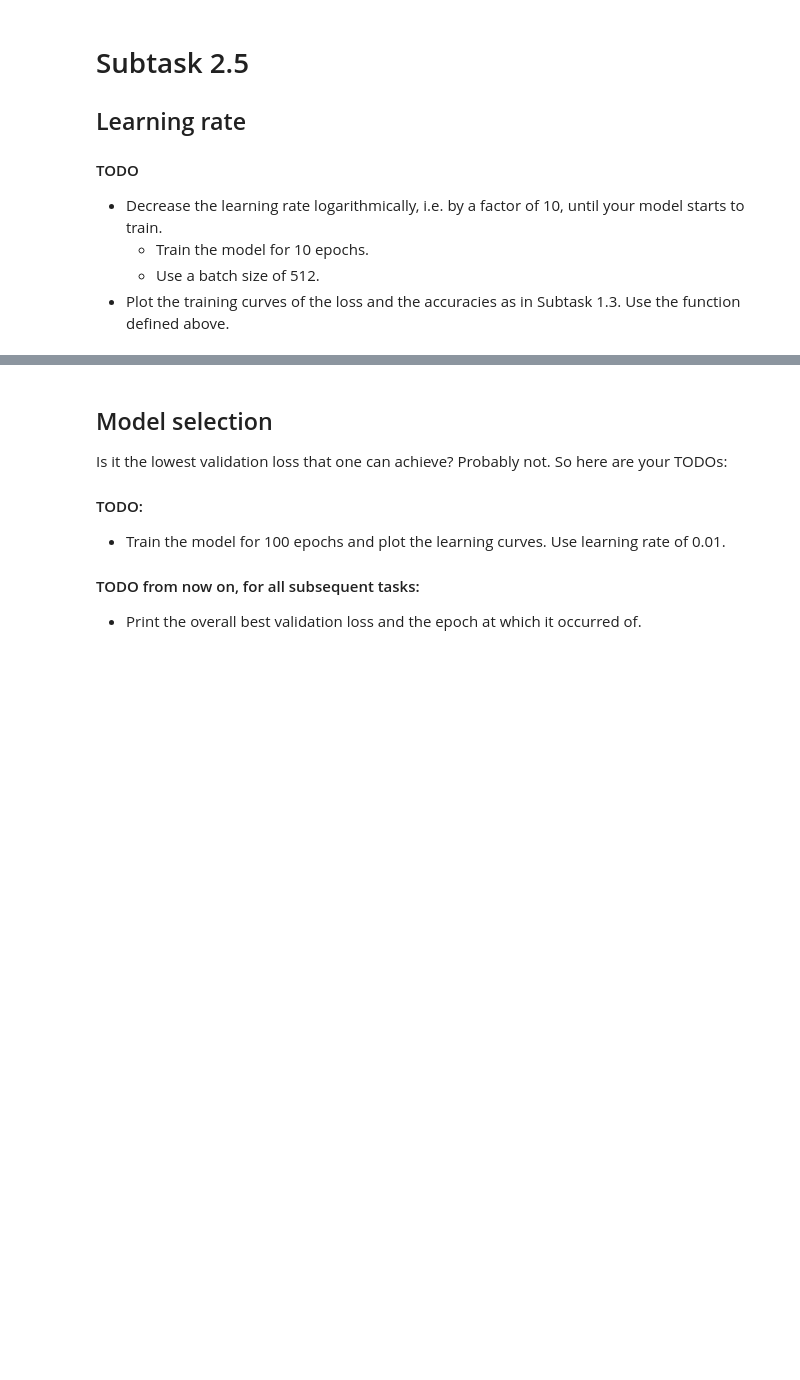
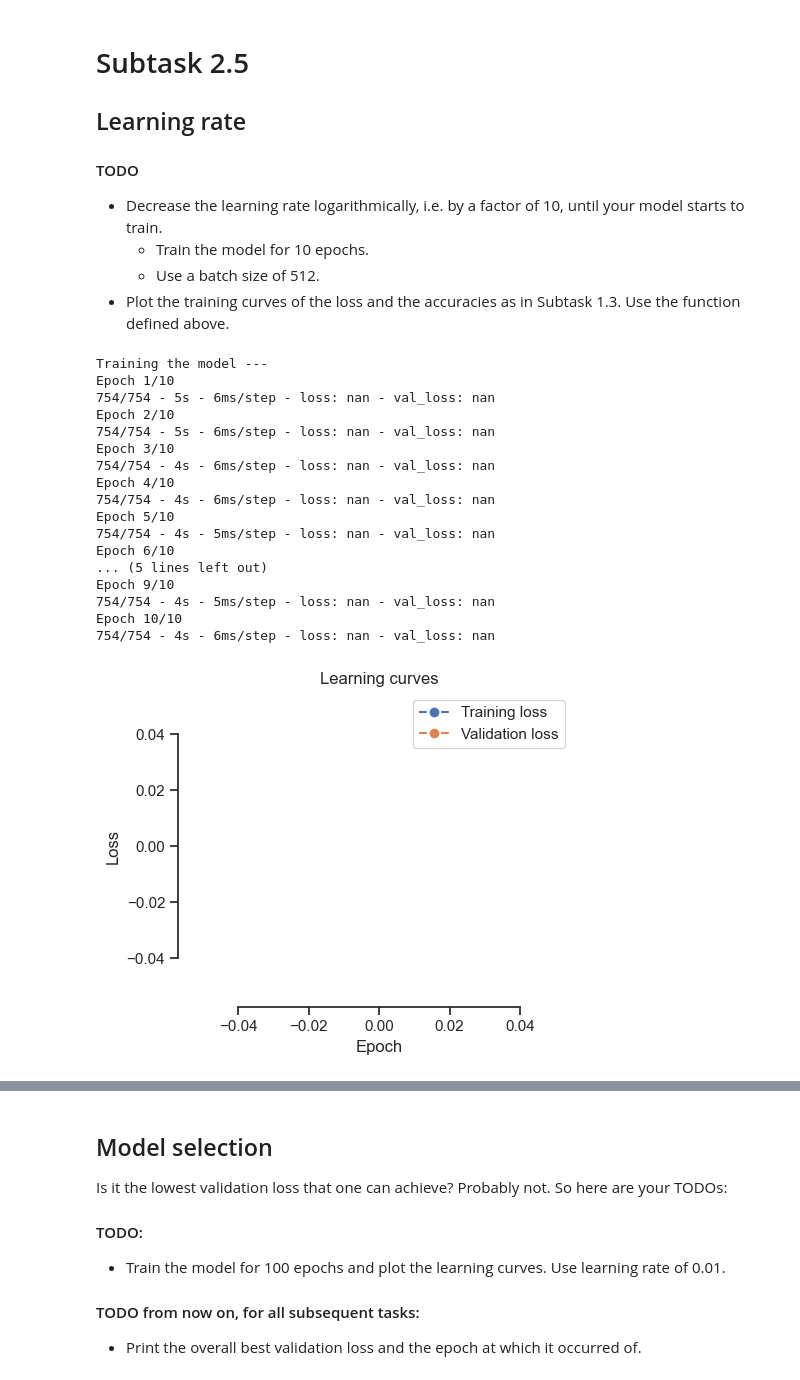
Before and after one commit to ZakAlreich/applied_deep_learning, a Jupyter notebook: Task_02.ipynb, the cells around one changed output, grey strips where cells are left out. Saved outputs shown, nothing was run; the diff lists cells and outputs as text; code cells hidden in the pictures; blank space fills up the shorter version.

```diff
--- a/Task_02.ipynb
+++ b/Task_02.ipynb
@@ -346,7 +393,9 @@ In this task, we consider the data from **Margarethenklippe** as the input and t
 # %%
 # TODO split the data into inputs X and outputs y
 ####################
-## YOUR CODE HERE ##
+X = df.iloc[:, :2].values # First 2 columns (Margarethenklippe W and Q)
+y = df.iloc[:, 2:].values # Remaining columns (Sennhuette W and Q)
 ####################
 
 N_samples = X.shape[0] # number of samples
+N_samples, X.shape, y.shape
@@ -408,3 +590,24 @@ model =
+# %%
+def new_LR(LR, epochs):
+    #tf.keras.backend,clear_session()
+    model_name = MLP(N_hidden_layers=2, N_neurons=128, activation="relu")
+    optimizer = optimizers.SGD(learning_rate=LR)
+    loss_fn = losses.MeanSquaredError()
+    model_name.compile(optimizer=optimizer, loss=loss_fn)
+    print("Training the model ---")
+
+    history = model_name.fit(
+        X_train,
+        y_train,
+        epochs = epochs,
+        batch_size = 512,
+        validation_data = (X_val, y_val),
+        verbose = 2
+
+    )
+
+
+    return model_name, history
 # %% [markdown]
 # Subtask 2.4
 
@@ -496,0 +736,26 @@ Does the model learn properly? Why?
+# %%
+#tf.keras.backend.clear_session() # Clear the session to free up resources
+
+# learning rate = 0.1
+model , history = new_LR(0.1, 10)
+plot_learning_curves(history)
+####################
+# %% [output]
+Training the model ---
+Epoch 1/10
+754/754 - 5s - 6ms/step - loss: nan - val_loss: nan
+Epoch 2/10
+754/754 - 5s - 6ms/step - loss: nan - val_loss: nan
+Epoch 3/10
+754/754 - 4s - 6ms/step - loss: nan - val_loss: nan
+Epoch 4/10
+754/754 - 4s - 6ms/step - loss: nan - val_loss: nan
+Epoch 5/10
+754/754 - 4s - 5ms/step - loss: nan - val_loss: nan
+Epoch 6/10
+... (5 lines left out)
+Epoch 9/10
+754/754 - 4s - 5ms/step - loss: nan - val_loss: nan
+Epoch 10/10
+754/754 - 4s - 6ms/step - loss: nan - val_loss: nan
+[figure, added]
```
Also changed, not shown: parts of 33 cells of this notebook, 2 other files.
